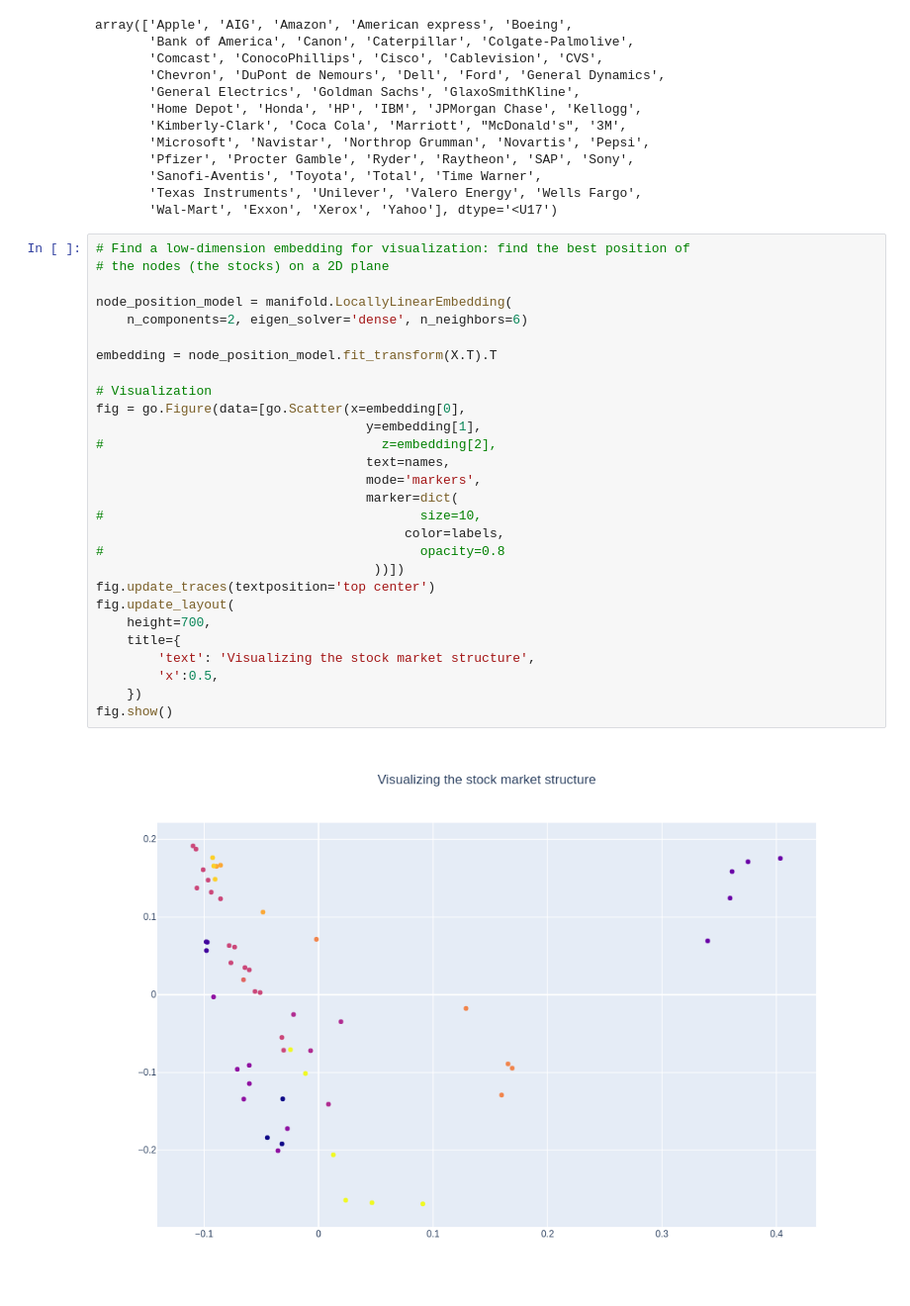
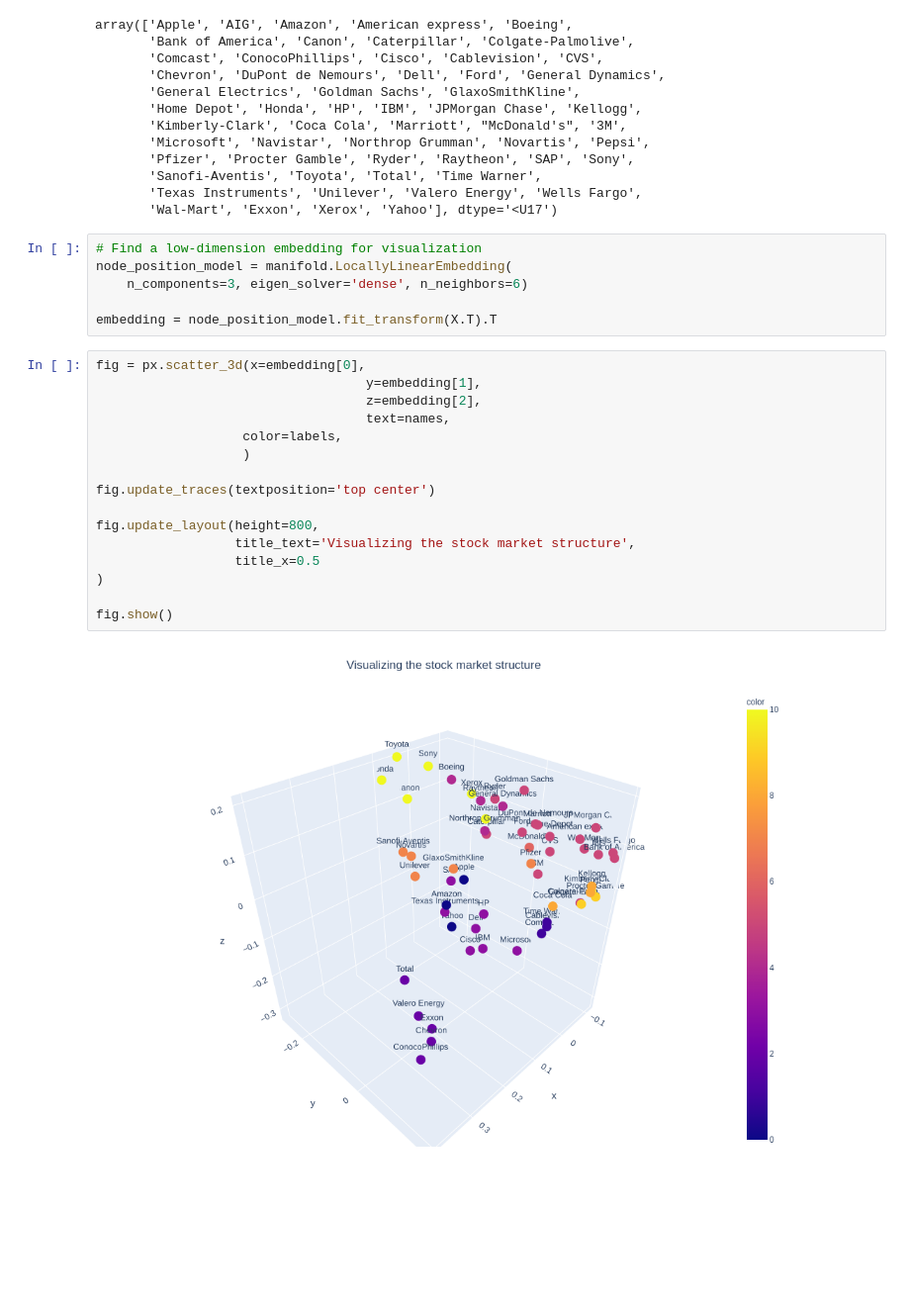
Before and after one commit to yulits/clustering_stock_market, a Jupyter notebook: clustering_stock_market.ipynb, the cells around one changed output. Shown at 99% size. Saved outputs shown, nothing was run; the diff lists cells and outputs as text; blank space fills up the shorter version.

Commit message:
Add text to plot

```diff
--- a/clustering_stock_market.ipynb
+++ b/clustering_stock_market.ipynb
@@ -140,33 +141,27 @@ array(['Apple', 'AIG', 'Amazon', 'American express', 'Boeing',
        'Sanofi-Aventis', 'Toyota', 'Total', 'Time Warner',
        'Texas Instruments', 'Unilever', 'Valero Energy', 'Wells Fargo',
        'Wal-Mart', 'Exxon', 'Xerox', 'Yahoo'], dtype='<U17')
+# %%
+# Find a low-dimension embedding for visualization
+node_position_model = manifold.LocallyLinearEmbedding(
+    n_components=3, eigen_solver='dense', n_neighbors=6)
+
+embedding = node_position_model.fit_transform(X.T).T
 # %%
-# Find a low-dimension embedding for visualization: find the best position of
-# the nodes (the stocks) on a 2D plane
+fig = px.scatter_3d(x=embedding[0],
+                                   y=embedding[1],
+                                   z=embedding[2],
+                                   text=names,
+                   color=labels,
+                   )
 
-node_position_model = manifold.LocallyLinearEmbedding(
-    n_components=2, eigen_solver='dense', n_neighbors=6)
+fig.update_traces(textposition='top center')
 
-embedding = node_position_model.fit_transform(X.T).T
+fig.update_layout(height=800,
+                  title_text='Visualizing the stock market structure',
+                  title_x=0.5
+)
 
-# Visualization
-fig = go.Figure(data=[go.Scatter(x=embedding[0],
-                                   y=embedding[1],
-#                                    z=embedding[2],
-                                   text=names,
-                                   mode='markers',
-                                   marker=dict(
-#                                         size=10,
-                                        color=labels,
-#                                         opacity=0.8
-                                    ))])
-fig.update_traces(textposition='top center')
-fig.update_layout(
-    height=700,
-    title={
-        'text': 'Visualizing the stock market structure',
-        'x':0.5,
-    })
 fig.show()
 # %% [output]
-[figure, old version]
+[figure, new version]
```
Also changed, not shown: parts of 4 cells of this notebook, 1 other file.
